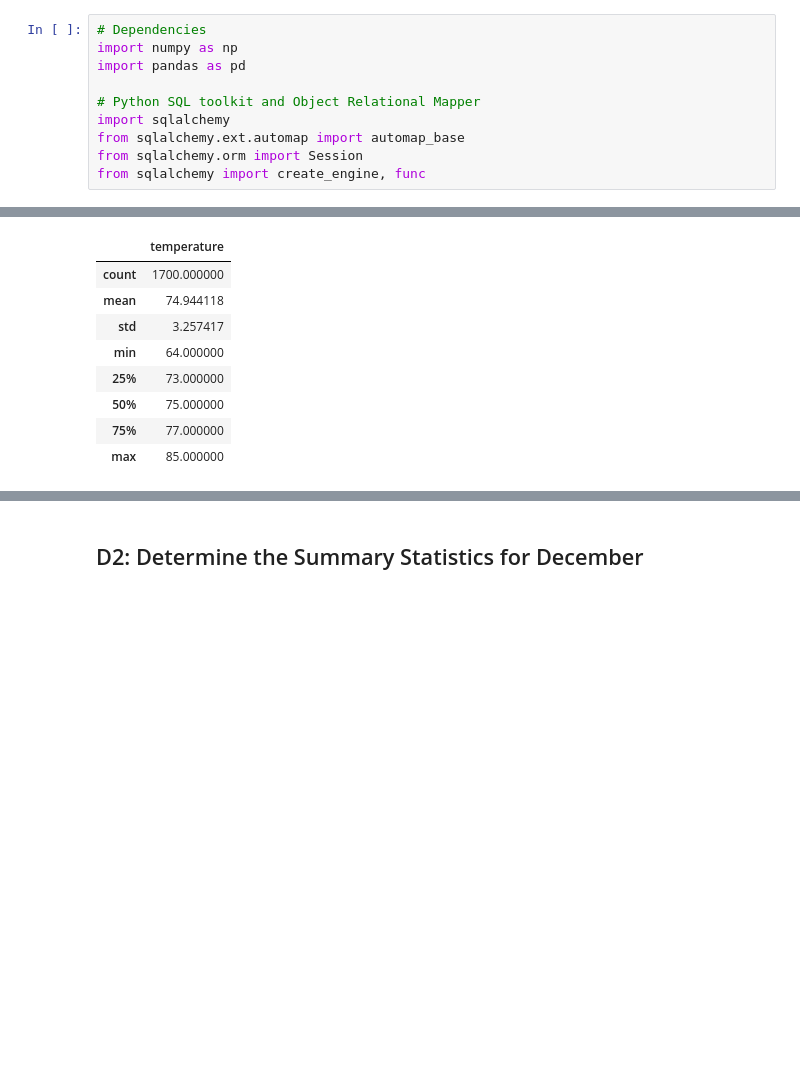
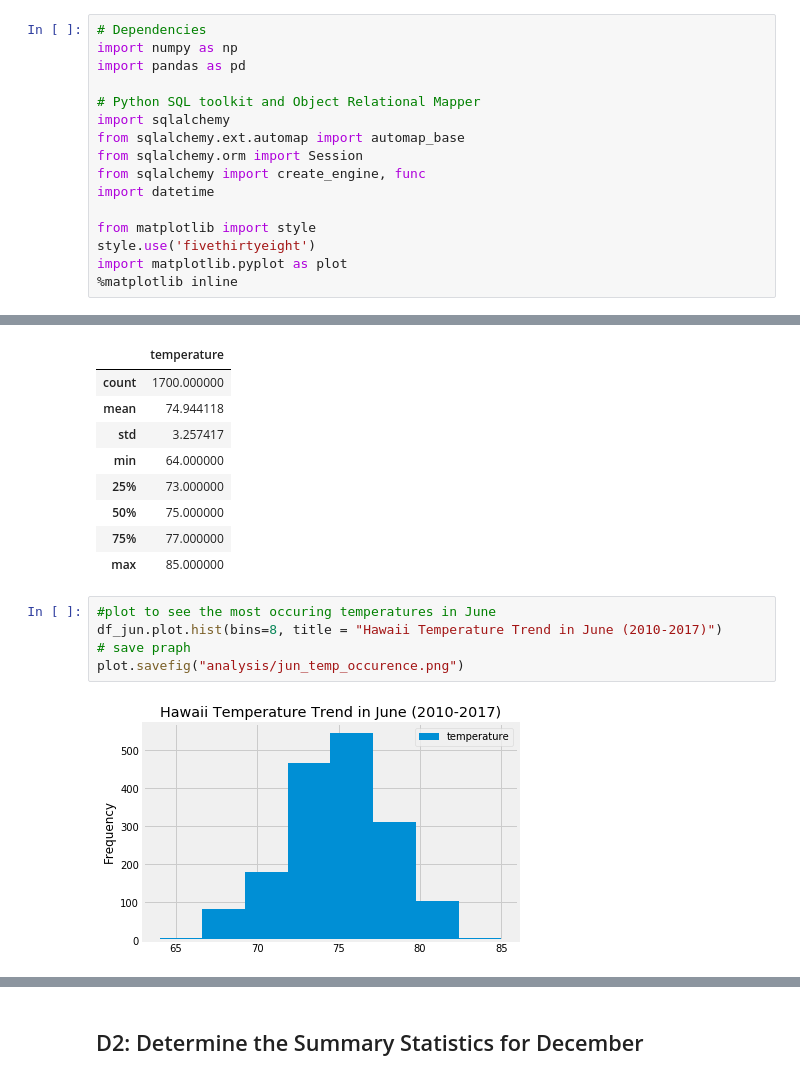
Before and after one commit to jojobear2020/Surfs_Up, a Jupyter notebook: SurfsUp_Challenge.ipynb, the cells around one changed output, grey strips where cells are left out. Drawn from its saved outputs; the diff is of its cells as text; blank space fills up the shorter version.

```diff
--- a/SurfsUp_Challenge.ipynb
+++ b/SurfsUp_Challenge.ipynb
@@ -8,6 +8,12 @@ import sqlalchemy
 from sqlalchemy.ext.automap import automap_base
 from sqlalchemy.orm import Session
 from sqlalchemy import create_engine, func
+import datetime
+
+from matplotlib import style
+style.use('fivethirtyeight')
+import matplotlib.pyplot as plot
+%matplotlib inline
 # %%
 engine = create_engine("sqlite:///hawaii.sqlite")
 
@@ -79,3 +85,10 @@ df_jun.describe()
 | 50% | 75.000000 |
 | 75% | 77.000000 |
 | max | 85.000000 |
+# %%
+#plot to see the most occuring temperatures in June
+df_jun.plot.hist(bins=8, title = "Hawaii Temperature Trend in June (2010-2017)")
+# save praph
+plot.savefig("analysis/jun_temp_occurence.png")
+# %% [output]
+[figure, added]
```
Also changed, not shown: parts of 3 cells of this notebook.
